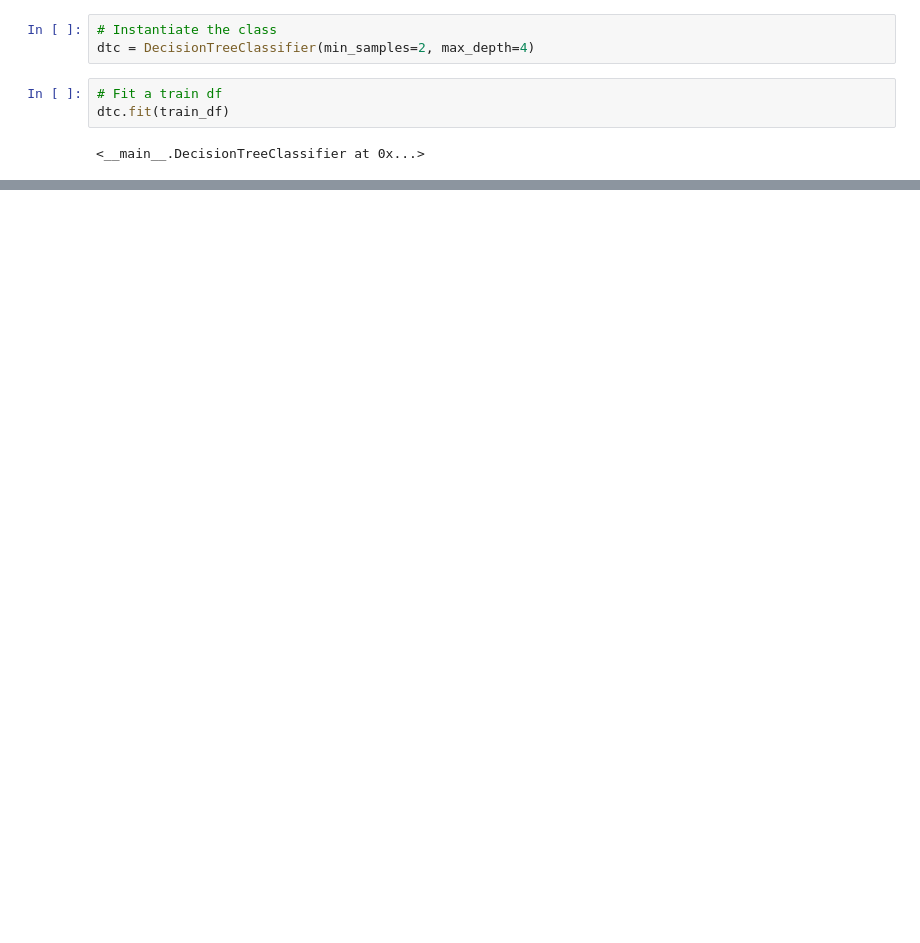
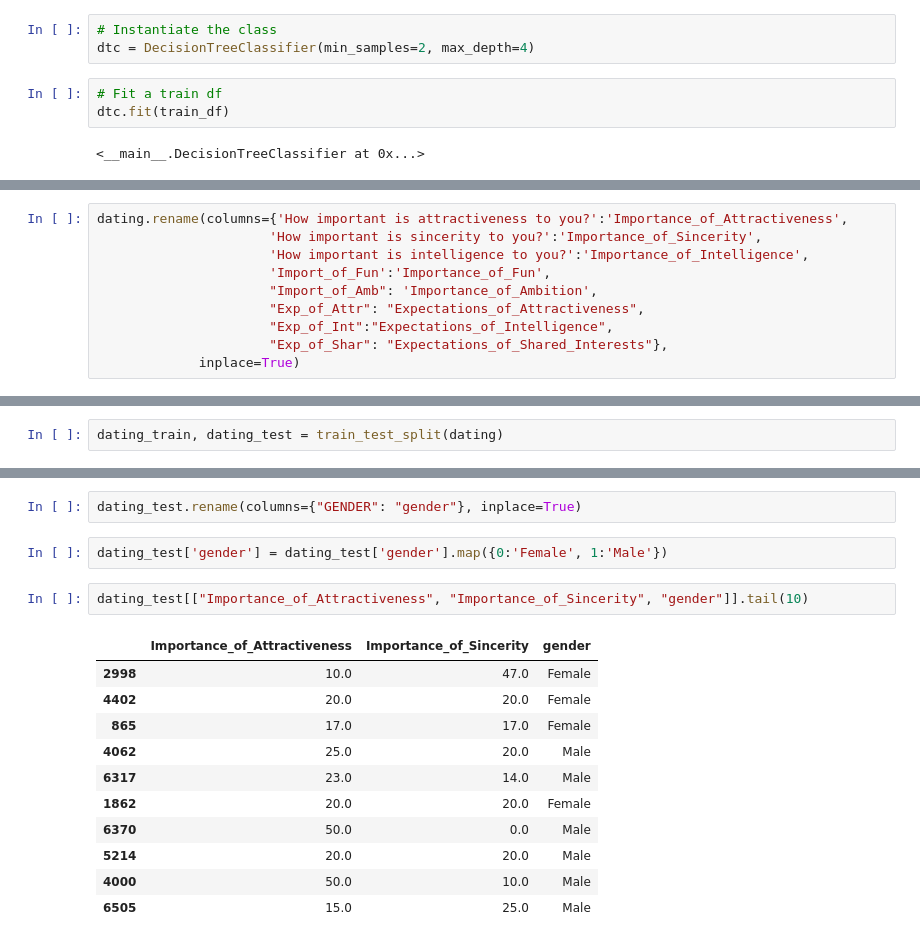
Before and after one commit to serinamarie/CS-Build-Sprint-1, a Jupyter notebook: DecisionTreeClassifier.ipynb, the cells around one changed output, grey strips where cells are left out. Saved outputs shown, nothing was run; the diff lists cells and outputs as text; blank space fills up the shorter version.

```diff
--- a/DecisionTreeClassifier.ipynb
+++ b/DecisionTreeClassifier.ipynb
@@ -386,0 +428,10 @@ test_df.head()
+# %%
+dating.rename(columns={'How important is attractiveness to you?':'Importance_of_Attractiveness',
+                      'How important is sincerity to you?':'Importance_of_Sincerity',
+                      'How important is intelligence to you?':'Importance_of_Intelligence',
+                      'Import_of_Fun':'Importance_of_Fun',
+                      "Import_of_Amb": 'Importance_of_Ambition',
+                      "Exp_of_Attr": "Expectations_of_Attractiveness",
+                      "Exp_of_Int":"Expectations_of_Intelligence",
+                      "Exp_of_Shar": "Expectations_of_Shared_Interests"},
+             inplace=True)
@@ -386,0 +447,2 @@ test_df.head()
+# %%
+dating_train, dating_test = train_test_split(dating)
@@ -386,0 +499,18 @@ test_df.head()
+# %%
+dating_test.rename(columns={"GENDER": "gender"}, inplace=True)
+# %%
+dating_test['gender'] = dating_test['gender'].map({0:'Female', 1:'Male'})
+# %%
+dating_test[["Importance_of_Attractiveness", "Importance_of_Sincerity", "gender"]].tail(10)
+# %% [output]
+|  | Importance_of_Attractiveness | Importance_of_Sincerity | gender |
+| 2998 | 10.0 | 47.0 | Female |
+| 4402 | 20.0 | 20.0 | Female |
+| 865 | 17.0 | 17.0 | Female |
+| 4062 | 25.0 | 20.0 | Male |
+| 6317 | 23.0 | 14.0 | Male |
+| 1862 | 20.0 | 20.0 | Female |
+| 6370 | 50.0 | 0.0 | Male |
+| 5214 | 20.0 | 20.0 | Male |
+| 4000 | 50.0 | 10.0 | Male |
+| 6505 | 15.0 | 25.0 | Male |
```
Also changed, not shown: parts of 19 cells of this notebook, 3 other files.
